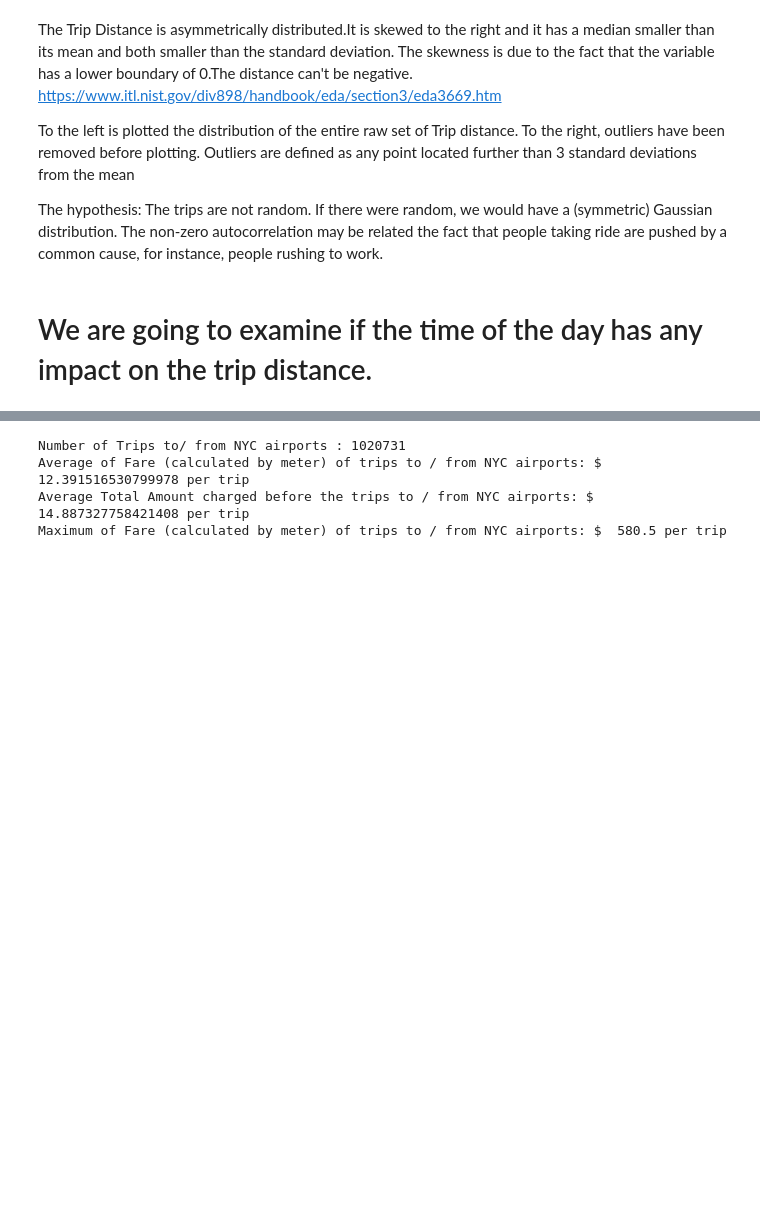
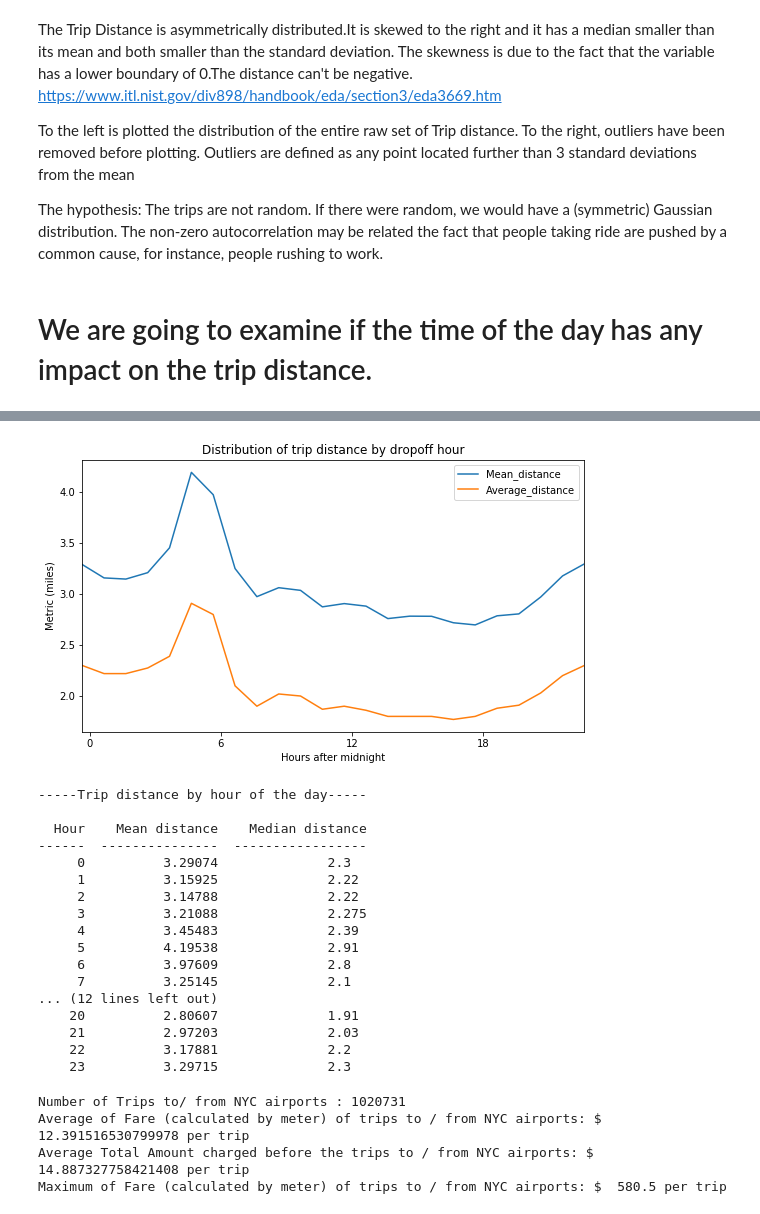
Before and after one commit to kayambi/Taxi_Cab_of_New_York, a Jupyter notebook: DataSet/LFS (Large FIle Storage ) working progress !!!!.ipynb, the cells around one changed output, grey strips where cells are left out. Cells and saved outputs as stored; diff of their text form; code cells hidden in the pictures; blank space fills up the shorter version.

```diff
--- a/DataSet/LFS (Large FIle Storage ) working progress !!!!.ipynb
+++ b/DataSet/LFS (Large FIle Storage ) working progress !!!!.ipynb
@@ -171,3 +180,48 @@ print (tabulate(table1.values.tolist(),["Hour","Mean distance","Median distance"
+# %%
+# First, convert pickup and drop off datetime variable in their specific righ format
+data['lpep_pickup_dt'] = data.lpep_pickup_datetime.apply(lambda x:dt.datetime.strptime(x,"%m/%d/%y %H:%M"))
+data['lpep_dropoff_dt'] = data.Lpep_dropoff_datetime.apply(lambda x:dt.datetime.strptime(x,"%m/%d/%y %H:%M"))
+
+# Second, create a variable for pickup hours
+data['dropoff_hour'] = data.lpep_dropoff_dt.apply(lambda x:x.hour)
+
+# # Mean and Median of trip distance by pickup hour
+# # I will generate the table but also generate a plot for a better visualization
+fig,ax = plt.subplots(1,figsize=(9,5)) # prepare fig to plot mean and median values
+# use a pivot table to aggregate Trip_distance by hour
+table1 = data.pivot_table(index='dropoff_hour',values='Trip_distance',aggfunc=('mean','median')).reset_index()
+
+# # # rename columns
+table1.columns =['Hour','Mean_distance','Average_distance']
+table1[['Mean_distance','Average_distance']].plot(ax=ax)
+plt.ylabel('Metric (miles)')
+plt.xlabel('Hours after midnight')
+plt.title('Distribution of trip distance by dropoff hour')
+plt.xticks(np.arange(0,30,6)+0.35,range(0,30,6))
+plt.xlim([0,23])
+plt.savefig('Question3_1.jpeg',format='jpeg')
+plt.show()
+print ('-----Trip distance by hour of the day-----\n')
+print (tabulate(table1.values.tolist(),["Hour","Mean distance","Median distance", "Maximum distance"]))
+# %% [output]
+[figure, added]
+-----Trip distance by hour of the day-----
+
+  Hour    Mean distance    Median distance
+------  ---------------  -----------------
+     0          3.29074              2.3
+     1          3.15925              2.22
+     2          3.14788              2.22
+     3          3.21088              2.275
+     4          3.45483              2.39
+     5          4.19538              2.91
+     6          3.97609              2.8
+     7          3.25145              2.1
+... (12 lines left out)
+    20          2.80607              1.91
+    21          2.97203              2.03
+    22          3.17881              2.2
+    23          3.29715              2.3
 # %%
 # Selecting airpor trips, finding the average of fare per trip, total amount charged.
 airports_trips = data[(data.RateCodeID== 1) | (data.RateCodeID == 3)]
```
Also changed, not shown: parts of 26 cells of this notebook, 10 other files.
